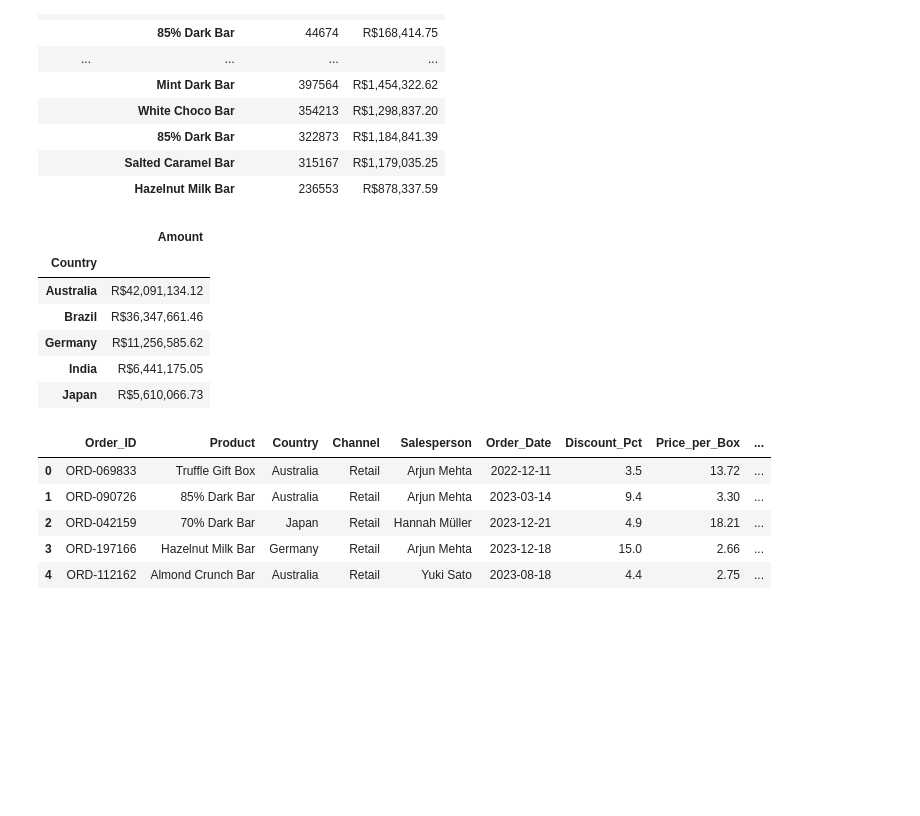
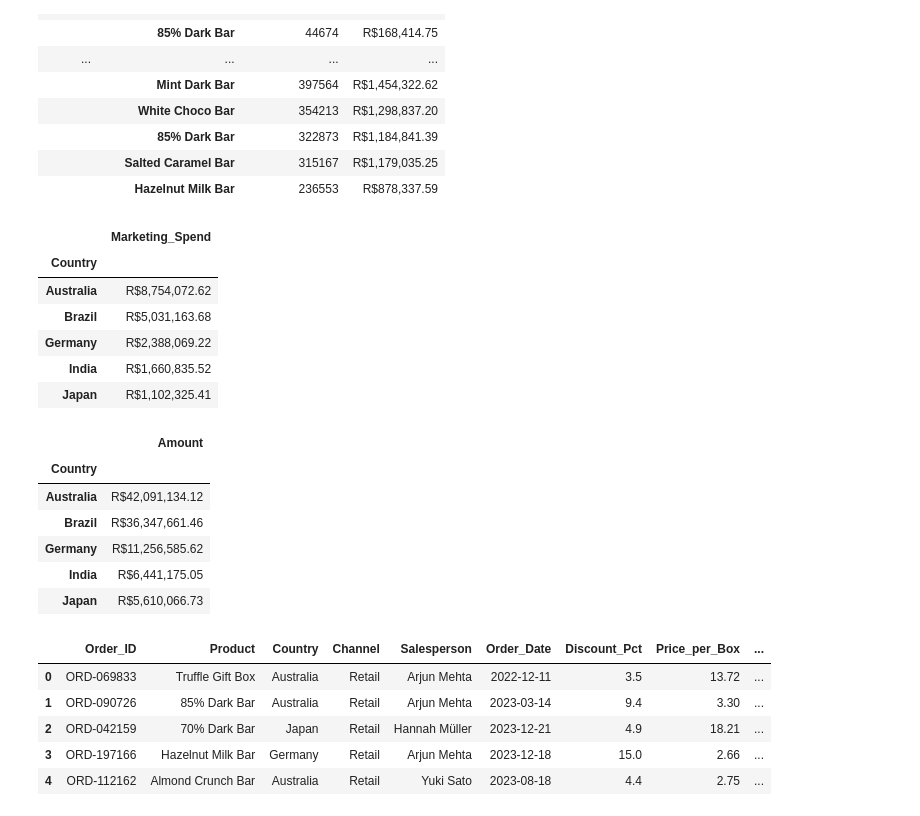
Before and after one commit to icarofonseca2004/python, a Jupyter notebook: pandas/ex3/analis_choc.ipynb, the cells around one changed output. Saved outputs shown, nothing was run; the diff lists cells and outputs as text; code cells hidden in the pictures; blank space fills up the shorter version.

```diff
--- a/pandas/ex3/analis_choc.ipynb
+++ b/pandas/ex3/analis_choc.ipynb
@@ -128,25 +128,32 @@ display(caixas_env)
 # %%
 #Fato Marketing
 #Qual pais gastou mais com marketing
 
 marketing = df_sales[['Marketing_Spend', 'Country']].groupby('Country').sum()
 marketing = marketing.sort_values(by='Country', ascending=True)
 marketing['Marketing_Spend'] =marketing['Marketing_Spend'].map("R${:,.2f}".format)
-#display(marketing)
+display(marketing)
 
 #lucro total paises
 lucro_pais = df_sales[['Amount', 'Country']].groupby('Country').sum()
 lucro_pais = lucro_pais.sort_values(by='Country', ascending=True)
 lucro_pais['Amount'] =lucro_pais['Amount'].map("R${:,.2f}".format)
 display(lucro_pais)
 # %% [output]
-|  | Amount |
+|  | Marketing_Spend |
 | Country |  |
-| Australia | R$42,091,134.12 |
-| Brazil | R$36,347,661.46 |
-| Germany | R$11,256,585.62 |
-| India | R$6,441,175.05 |
-| Japan | R$5,610,066.73 |
+| Australia | R$8,754,072.62 |
+| Brazil | R$5,031,163.68 |
+| Germany | R$2,388,069.22 |
+| India | R$1,660,835.52 |
+| Japan | R$1,102,325.41 |
+|  | Amount |
+| Country |  |
+| Australia | R$42,091,134.12 |
+| Brazil | R$36,347,661.46 |
+| Germany | R$11,256,585.62 |
+| India | R$6,441,175.05 |
+| Japan | R$5,610,066.73 |
 # %%
 #fato desconto
 #faixas de descontos
```
